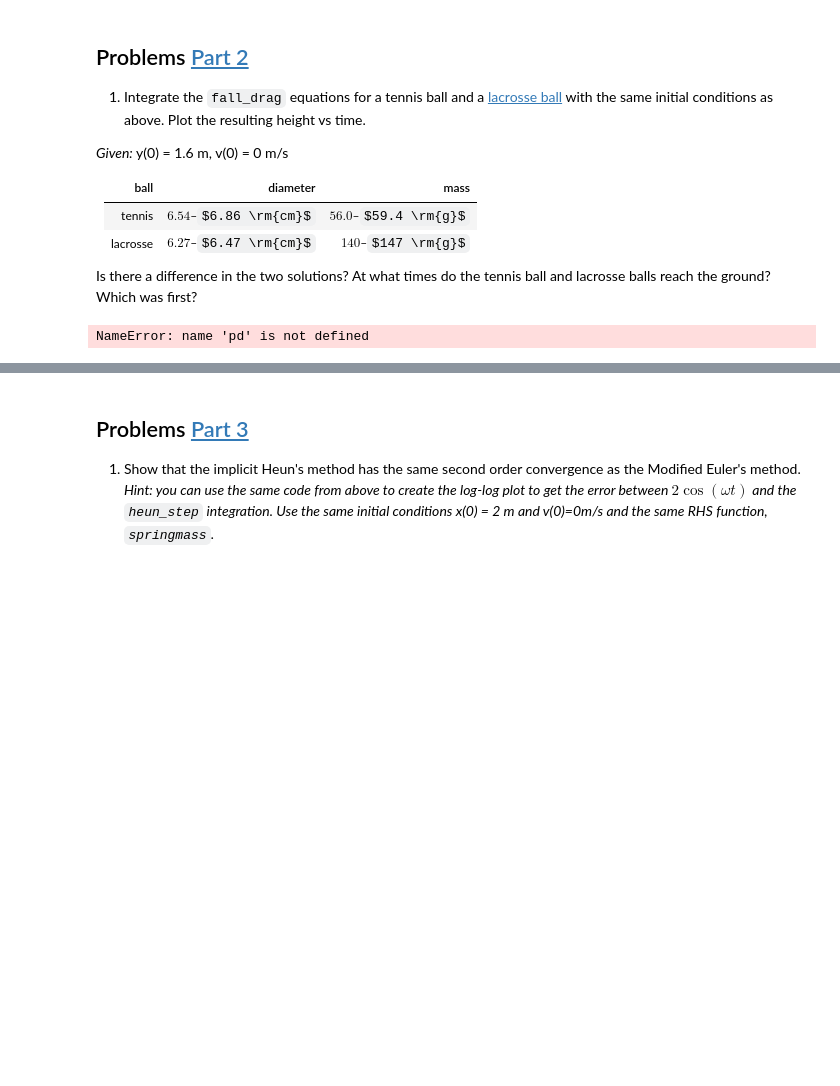
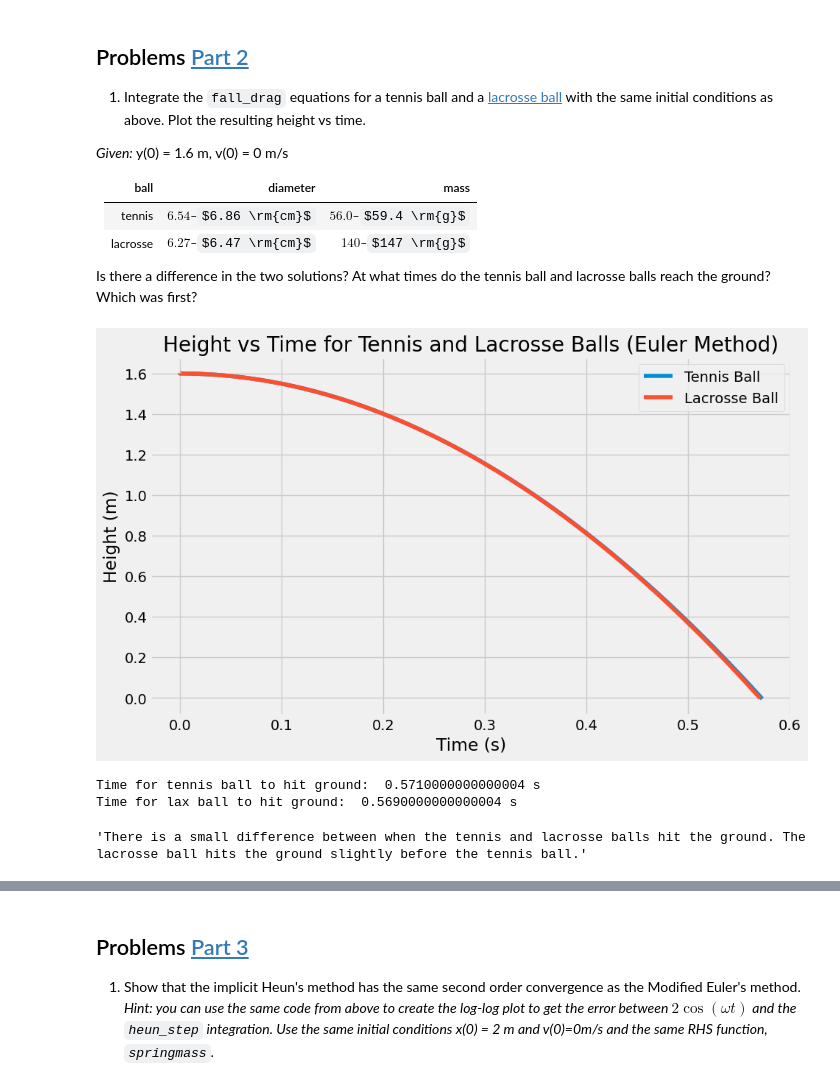
Before and after one commit to jackseitz/computational-mechanics, a Jupyter notebook: _sources/module_03/HW_03.ipynb, the cells around one changed output, grey strips where cells are left out. Saved outputs shown, nothing was run; the diff lists cells and outputs as text; code cells hidden in the pictures; some formulas as TeX source; blank space fills up the shorter version.

```diff
--- a/_sources/module_03/HW_03.ipynb
+++ b/_sources/module_03/HW_03.ipynb
@@ -264,37 +265,40 @@ def euler_method(A, m):
         #Increment time
         t += dt
 
     return times, heights
 
 #Simulate the fall for both balls
 times_tennis, heights_tennis = euler_method(A_tennis, m_tennis)
 times_lacrosse, heights_lacrosse = euler_method(A_lacrosse, m_lacrosse)
 
 #Convert to pandas DataFrame for easier handling
 df_tennis = pd.DataFrame({'Time': times_tennis, 'Height': heights_tennis})
 df_lacrosse = pd.DataFrame({'Time': times_lacrosse, 'Height': heights_lacrosse})
 
 #Plot the resulting height vs time for both balls
 plt.figure(figsize=(10, 6))
 plt.plot(df_tennis['Time'], df_tennis['Height'], label='Tennis Ball')
 plt.plot(df_lacrosse['Time'], df_lacrosse['Height'], label='Lacrosse Ball')
 plt.xlabel('Time (s)')
 plt.ylabel('Height (m)')
 plt.title('Height vs Time for Tennis and Lacrosse Balls (Euler Method)')
 plt.legend()
 plt.grid(True)
 plt.show()
 
 #Find the time when each ball reaches the ground using the last entry before the height becomes negative or zero
 time_to_ground_tennis = df_tennis.iloc[(df_tennis['Height'] > 0).cumsum().argmax() - 1]['Time']
 time_to_ground_lacrosse = df_lacrosse.iloc[(df_lacrosse['Height'] > 0).cumsum().argmax() - 1]['Time']
 
-print("Time for tennis ball to hit ground: ",time_to_ground_tennis)
-print("Time for lax ball to hit ground: ",time_to_ground_lacrosse)
+print("Time for tennis ball to hit ground: ",time_to_ground_tennis, "s")
+print("Time for lax ball to hit ground: ",time_to_ground_lacrosse, "s")
 
-'''There is a small difference between when the tennis and lacrosse balls hit the ground. '''
+'''There is a small difference between when the tennis and lacrosse balls hit the ground. The lacrosse ball hits the ground slightly before the tennis ball.'''
 # %% [output]
+[figure, added]
-NameError: name 'pd' is not defined
+Time for tennis ball to hit ground:  0.5710000000000004 s
+Time for lax ball to hit ground:  0.5690000000000004 s
+'There is a small difference between when the tennis and lacrosse balls hit the ground. The lacrosse ball hits the ground slightly before the tennis ball.'
 # %% [markdown]
 ![Projectile motion with drag](../images/projectile.png)
 
```
Also changed, not shown: parts of 8 cells of this notebook, 53 other files.
